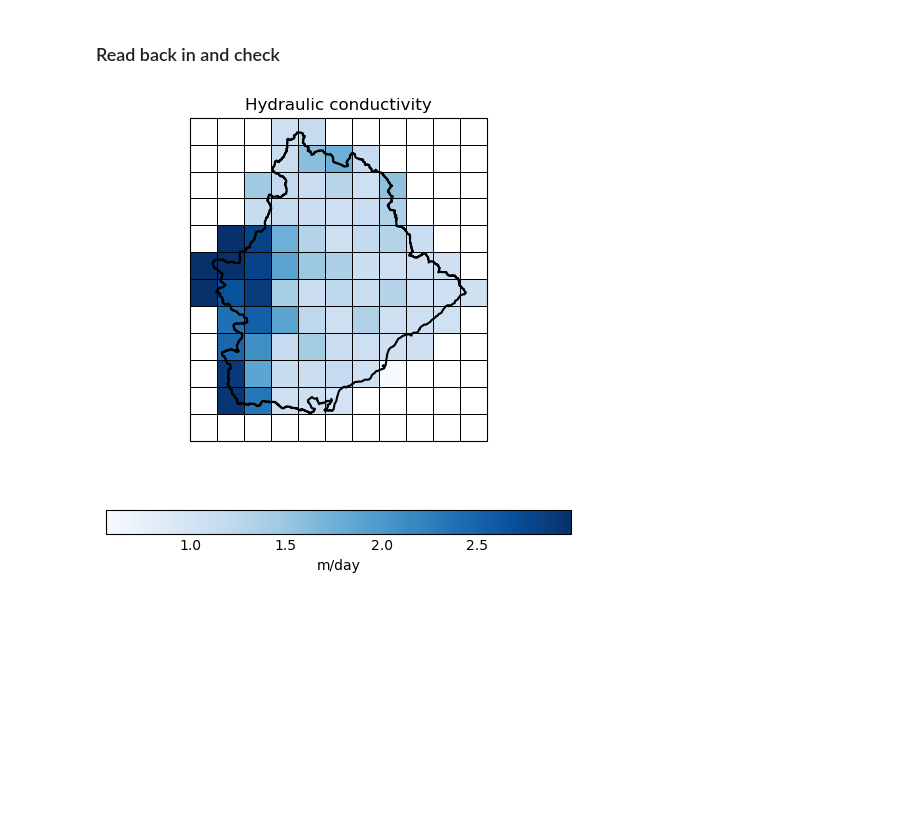
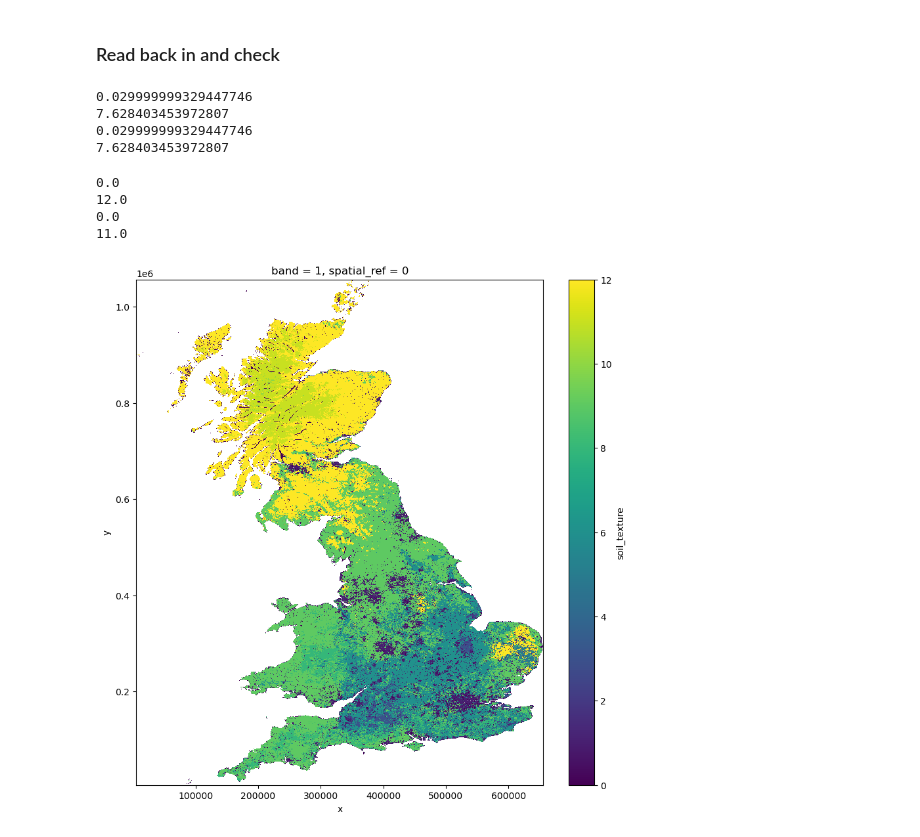
Before and after one commit to masher92/FutureFlood, a Jupyter notebook: ProcessSoilData/HydraulicConductivityConversion.ipynb, the cells around one changed output. Cells and saved outputs as stored; diff of their text form; code cells hidden in the pictures; blank space fills up the shorter version.

```diff
--- a/ProcessSoilData/HydraulicConductivityConversion.ipynb
+++ b/ProcessSoilData/HydraulicConductivityConversion.ipynb
@@ -205,7 +401,2 @@ hk_out.to_netcdf(f"../../Data/HydraulicConductivity/5km_{HA_NUM}.nc")
 # %% [markdown]
 ### Read back in and check
-# %%
-hk_in = iris.load(f"../../Data/HydraulicConductivity/5km_{HA_NUM}.nc")[0]
-test =filter_closer_to_catchment(hk_in, this_catchment_poly, True, this_catchment)
-# %% [output]
-[figure, removed]
@@ -211,0 +410,24 @@ test =filter_closer_to_catchment(hk_in, this_catchment_poly, True, this_catchmen
+# %%
+test_hc_5km = xr.open_dataset("../../Data/HydraulicConductivity/GB_5km_new.nc")
+print(np.nanmin(test_hc_5km['aggregated_mean'].data))
+print(np.nanmax(test_hc_5km['aggregated_mean'].data))
+
+print(np.nanmin(hk_5km['aggregated_mean'].data))
+print(np.nanmax(hk_5km['aggregated_mean'].data))
+# %% [output]
+0.029999999329447746
+7.628403453972807
+0.029999999329447746
+7.628403453972807
+# %%
+test_texture_5km = xr.open_dataset("../../Data/SoilTexture/5km_GB_mode.nc")
+print(np.nanmin(test_texture_5km['mode'].data))
+print(np.nanmax(test_texture_5km['mode'].data))
+
+print(np.nanmin(texture_5km['mode'].data))
+print(np.nanmax(texture_5km['mode'].data))
+# %% [output]
+0.0
+12.0
+0.0
+11.0
@@ -211,0 +436,19 @@ test =filter_closer_to_catchment(hk_in, this_catchment_poly, True, this_catchmen
+# %%
+# plt.pcolormesh(national_texture_30m, cmap = 'viridis')
+import matplotlib.pyplot as plt
+
+plot_texture = national_texture_30m.isel(
+    y=slice(None, None, 20),
+    x=slice(None, None, 20)
+)
+
+plt.figure(figsize=(10, 10))
+
+plot_texture.plot(
+    cmap="viridis",
+    add_colorbar=True
+)
+
+plt.show()
+# %% [output]
+[figure, added]
```
Also changed, not shown: parts of 31 cells of this notebook, 17 other files.
